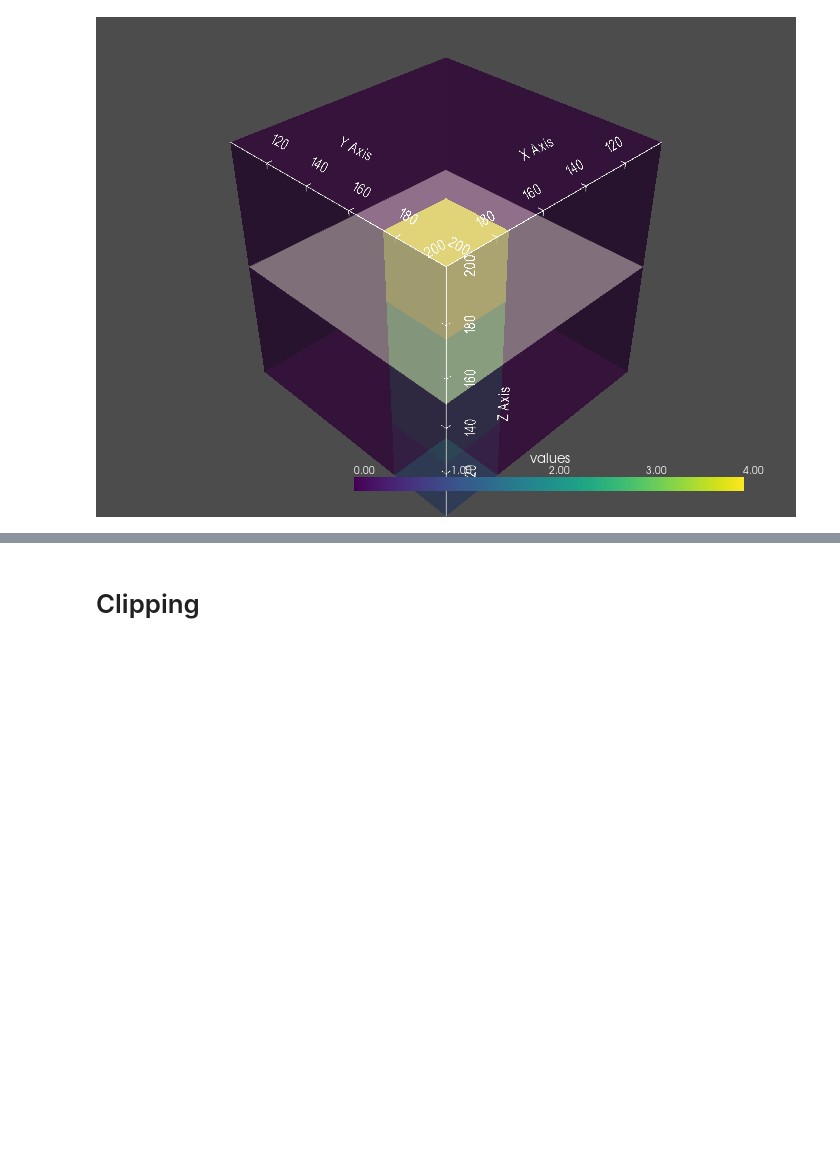
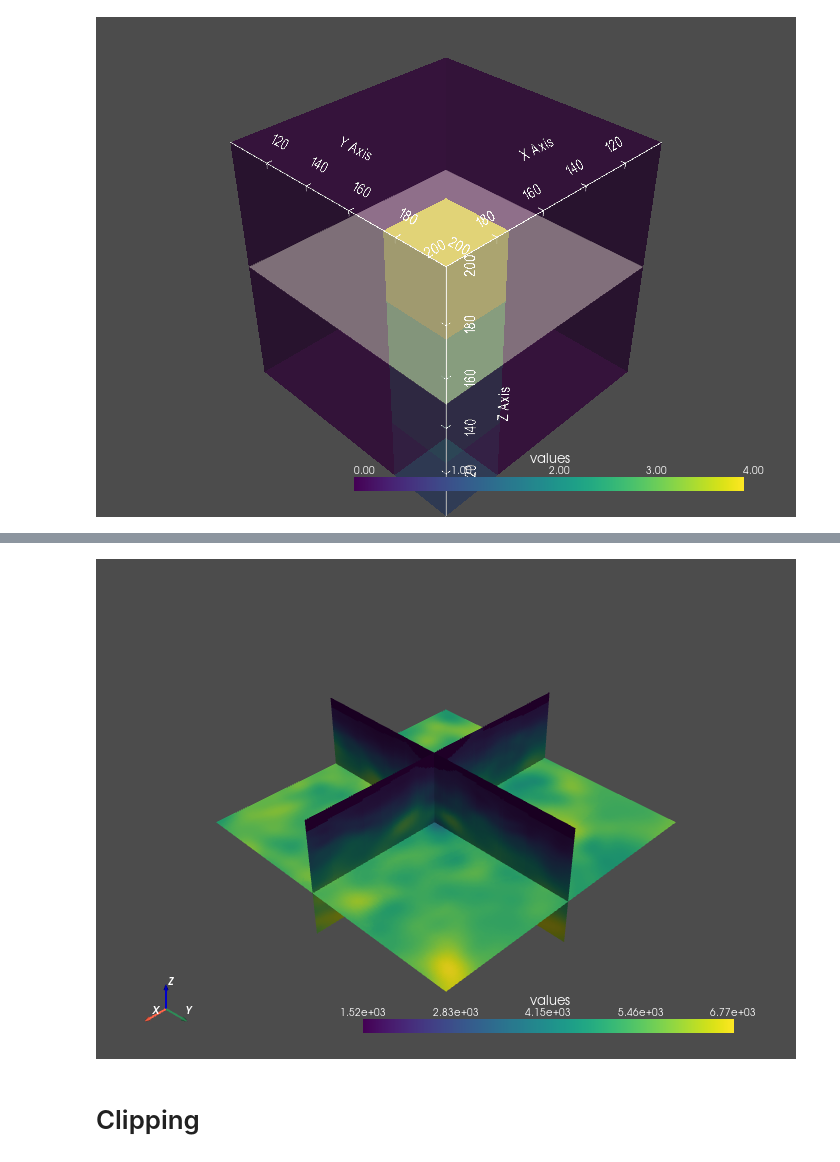
Before and after one commit to kmch/pyvista-examples, a Jupyter notebook: notebooks/myown/basics.ipynb, the cells around one changed output, grey strips where cells are left out. Cells and saved outputs as stored; diff of their text form; code cells hidden in the pictures; blank space fills up the shorter version.

```diff
--- a/notebooks/myown/basics.ipynb
+++ b/notebooks/myown/basics.ipynb
@@ -507,3 +660,9 @@ p.show(
+# %%
+ug = Ug(vp, extent=extent)
+sls = ug.slice_orthogonal(x=13.25e3, y=8.75e3, z=-2.5e3)
+sls.plot()
+# %% [output]
+[figure, added]
 # %% [markdown]
 # Clipping
 # %%
```
Also changed, not shown: parts of 62 cells of this notebook.
